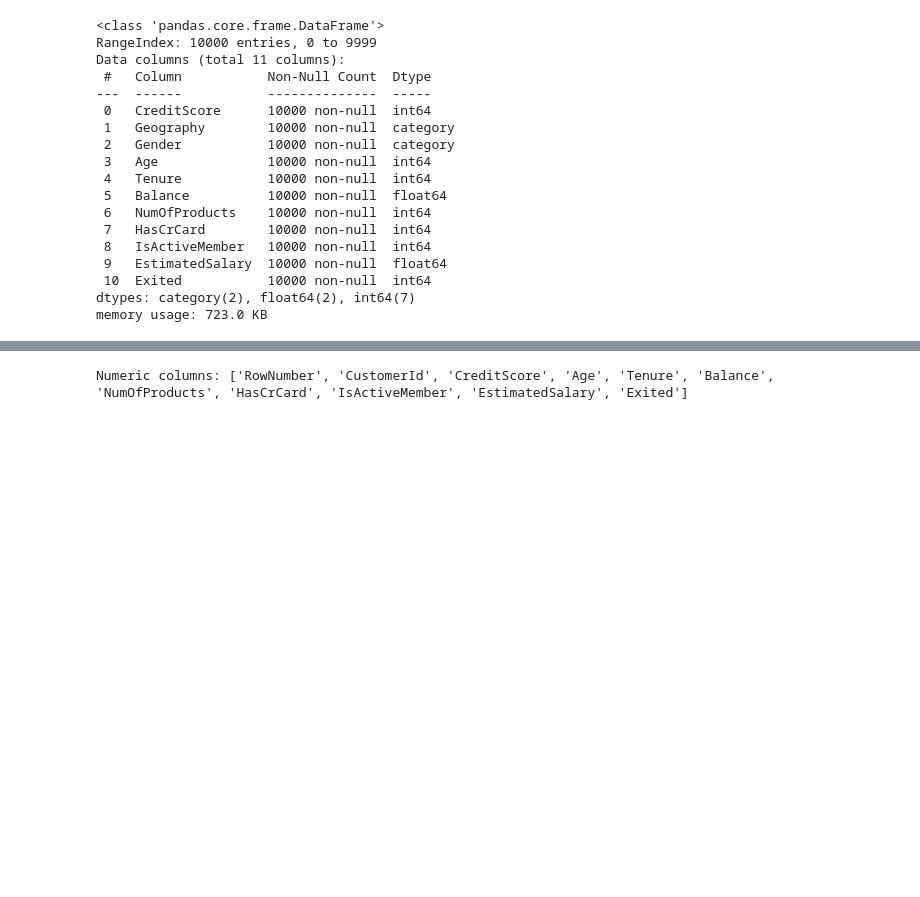
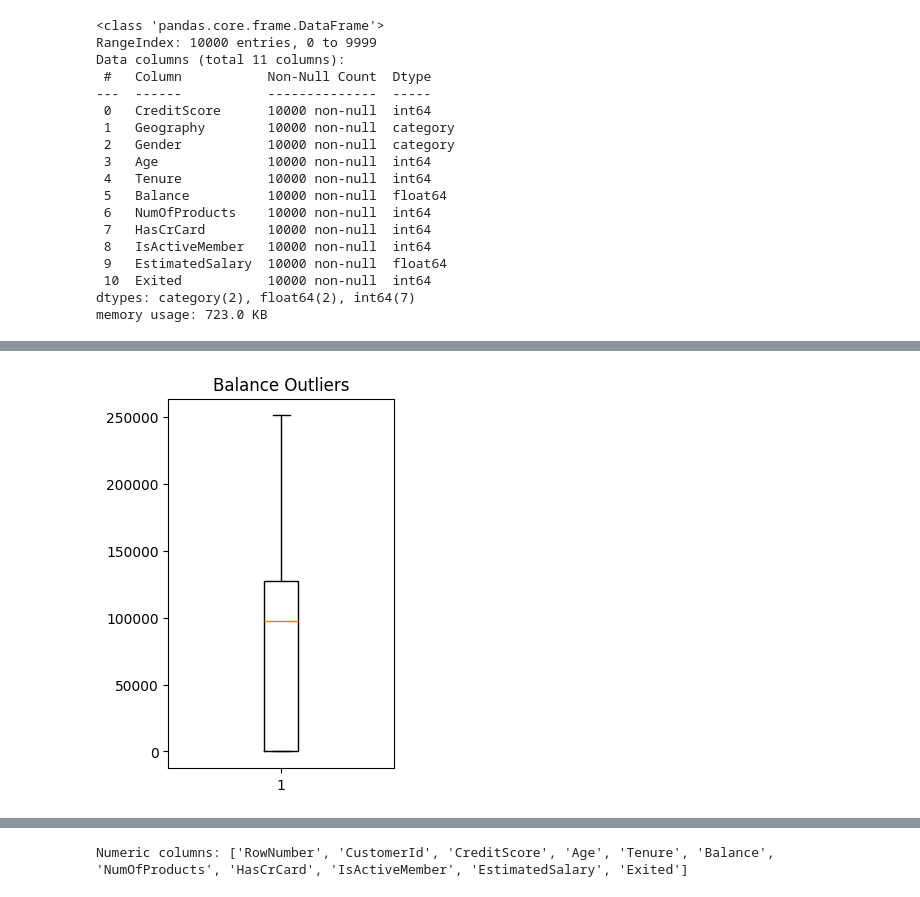
Before and after one commit to ZainabManzoorr/Financial-Risk-and-Customer-Retention-Modelling, a Jupyter notebook: data_explore.ipynb, the cells around one changed output, grey strips where cells are left out. Saved outputs shown, nothing was run; the diff lists cells and outputs as text; code cells hidden in the pictures; blank space fills up the shorter version.

```diff
--- a/data_explore.ipynb
+++ b/data_explore.ipynb
@@ -134,0 +135,8 @@ churn.shape
+# %%
+plt.subplot(1,2,2)
+plt.boxplot(churn['Balance'])
+plt.title('Balance Outliers')
+
+plt.show()
+# %% [output]
+[figure, added]
```
Also changed, not shown: parts of 4 cells of this notebook.
